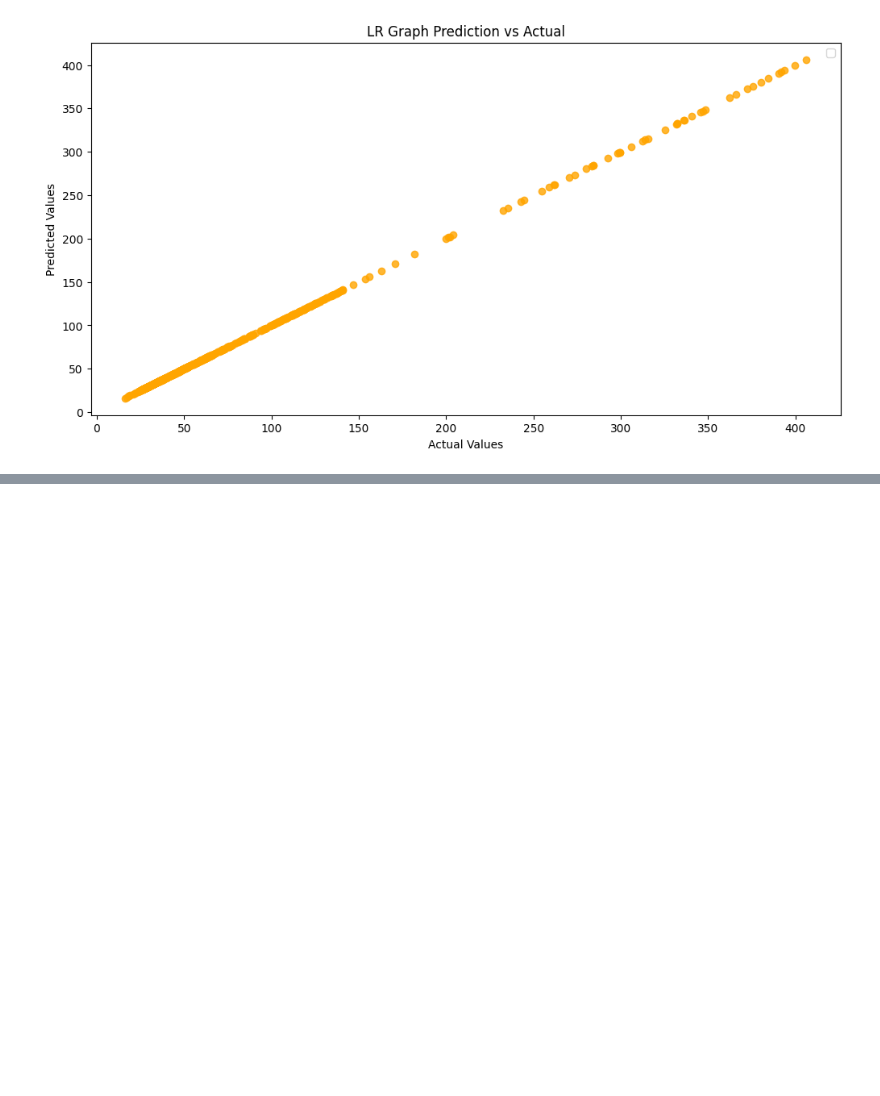
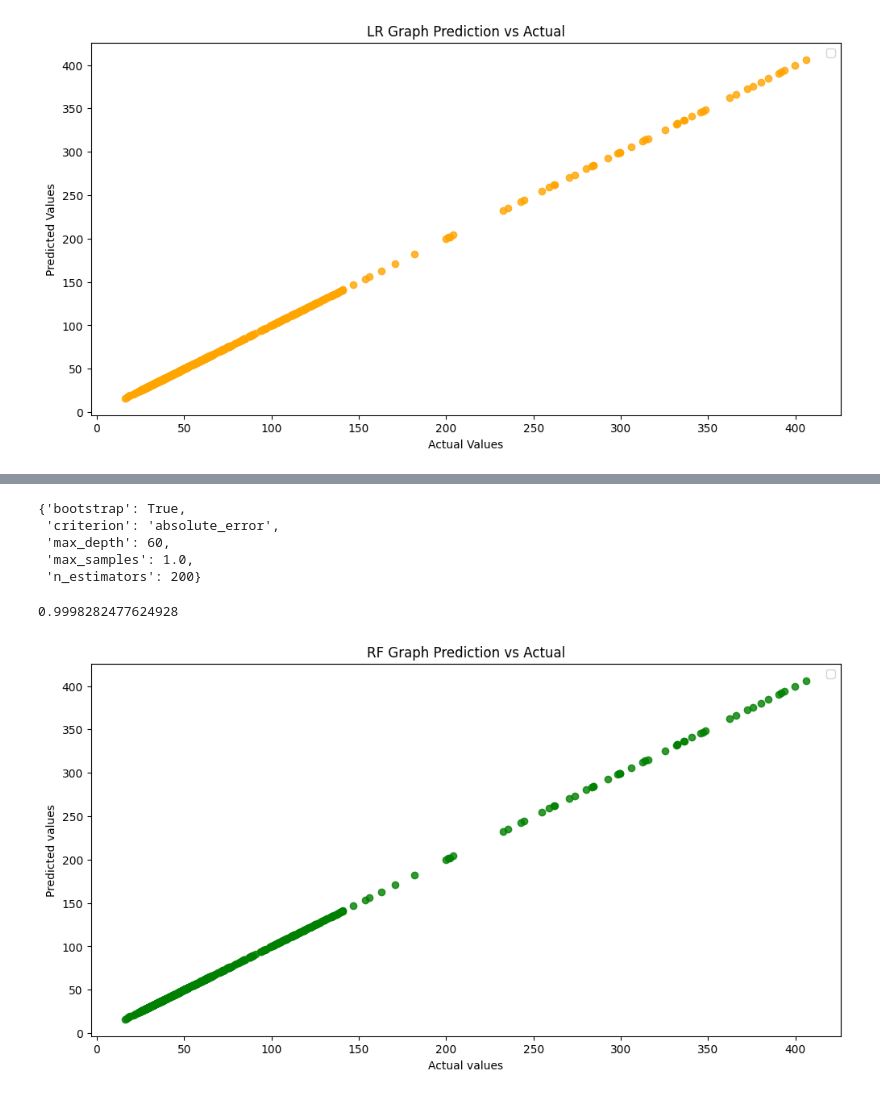
Before and after one commit to Alankaar63/Data-Analysis-With-Python, a Jupyter notebook: adani_power_stocksanalys.ipynb, the cells around one changed output, grey strips where cells are left out. Cells and saved outputs as stored; diff of their text form; code cells hidden in the pictures; blank space fills up the shorter version.

```diff
--- a/adani_power_stocksanalys.ipynb
+++ b/adani_power_stocksanalys.ipynb
@@ -155,0 +185,22 @@ plt.show()
+# %%
+grid_search.best_params_
+# %% [output]
+{'bootstrap': True,
+ 'criterion': 'absolute_error',
+ 'max_depth': 60,
+ 'max_samples': 1.0,
+ 'n_estimators': 200}
+# %%
+grid_search.best_score_
+# %% [output]
+0.9998282477624928
+# %%
+plt.figure(figsize=(12,6))
+plt.title('RF Graph Prediction vs Actual')
+plt.xlabel('Actual values')
+plt.ylabel('Predicted values')
+plt.legend(['Actual','Predicted'])
+plt.scatter(y_valid,preds,color='green',alpha=0.8)
+plt.show()
+# %% [output]
+[figure, added]
```
Also changed, not shown: parts of 5 cells of this notebook.
